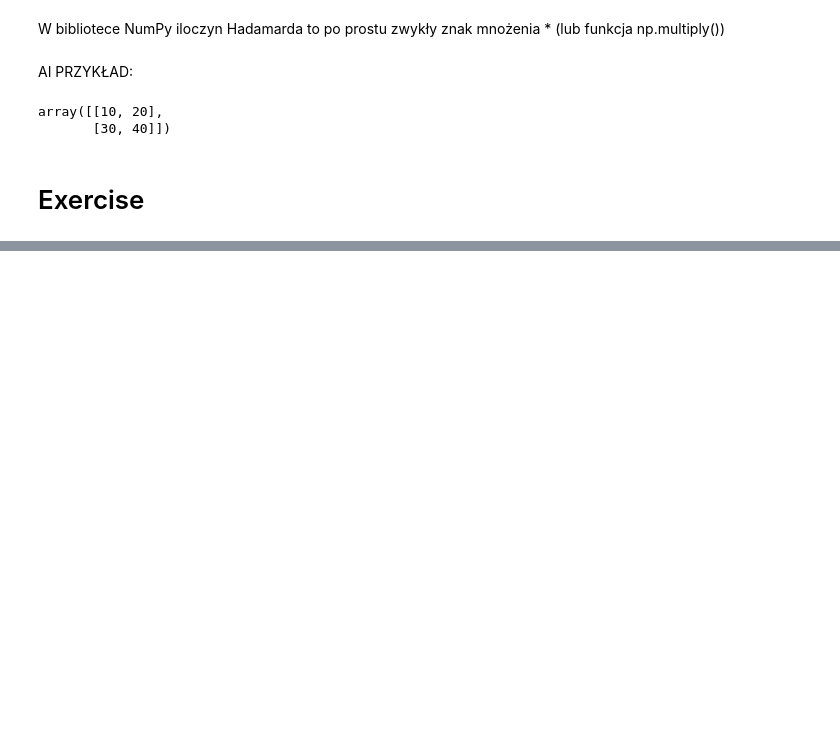
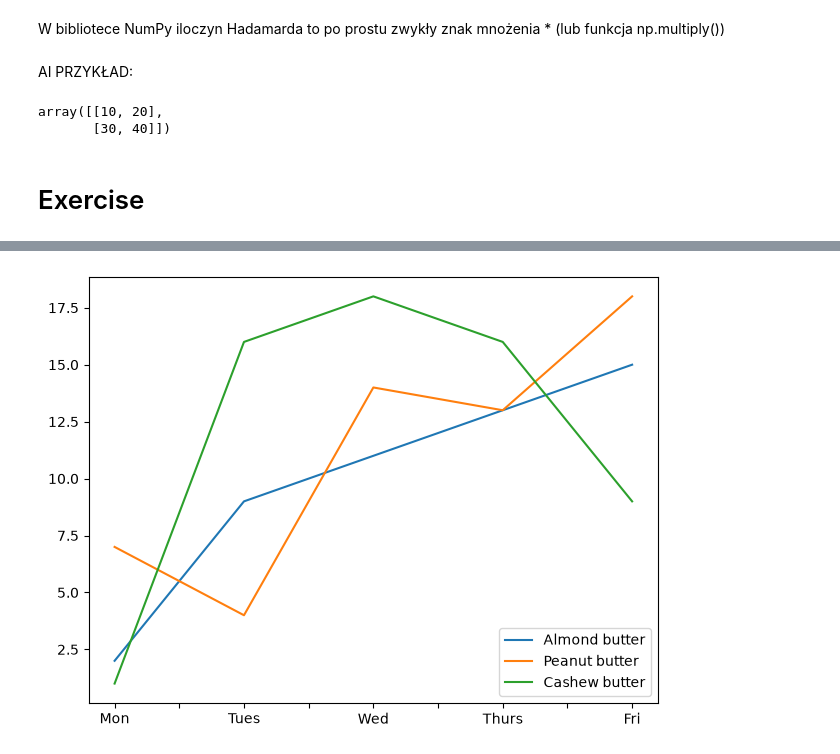
Before and after one commit to pavlovskakristina/ML-journey, a Jupyter notebook: Project2/dotProduct.ipynb, the cells around one changed output, grey strips where cells are left out. Saved outputs shown, nothing was run; the diff lists cells and outputs as text; code cells hidden in the pictures; blank space fills up the shorter version.

Commit message:
Exercise: Nut butter sales

```diff
--- a/Project2/dotProduct.ipynb
+++ b/Project2/dotProduct.ipynb
@@ -142,0 +149,5 @@ print()
+# %%
+days = ["Mon", "Tues", "Wed", "Thurs", "Fri"]
+revenue = {"Almond butter": [2, 9, 11, 13, 15], "Peanut butter": [7, 4, 14, 13, 18], "Cashew butter": [1, 16, 18, 16,9]}
+weeklySales = pd.DataFrame(data=revenue, index=days)
+weeklySales
@@ -142,0 +184,7 @@ print()
+# %%
+# plot
+weeklySales[["Almond butter", "Peanut butter", "Cashew butter"]].plot()
+plt.tight_layout()
+plt.show()
+# %% [output]
+[figure, added]
```
Also changed, not shown: parts of 8 cells of this notebook.
